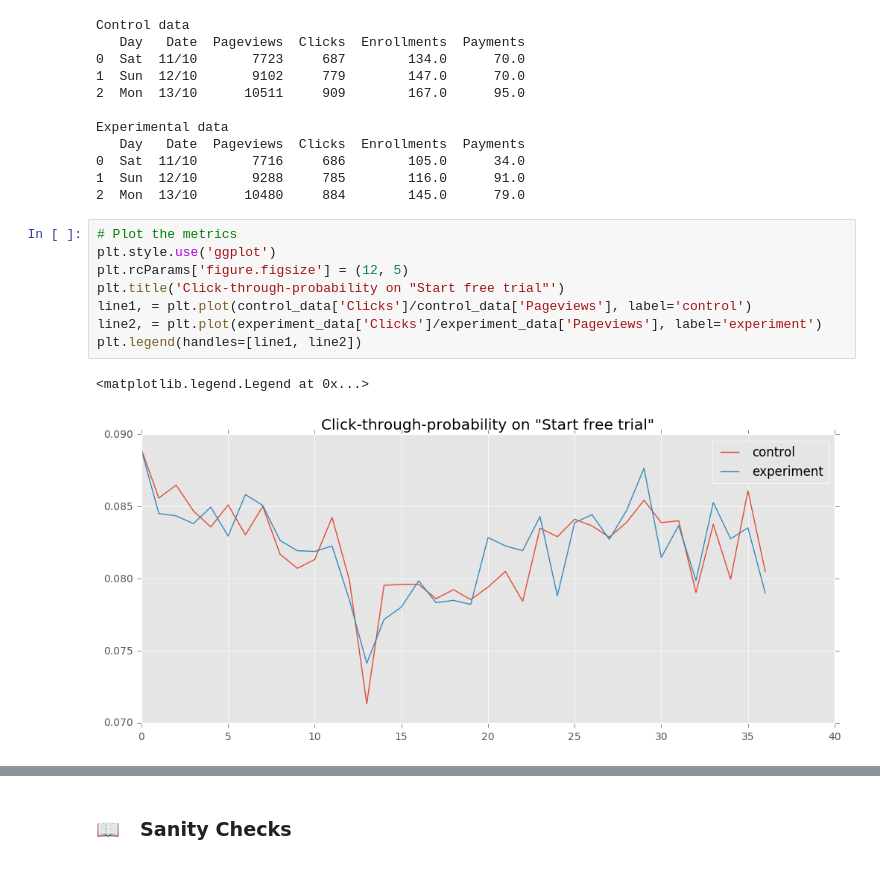
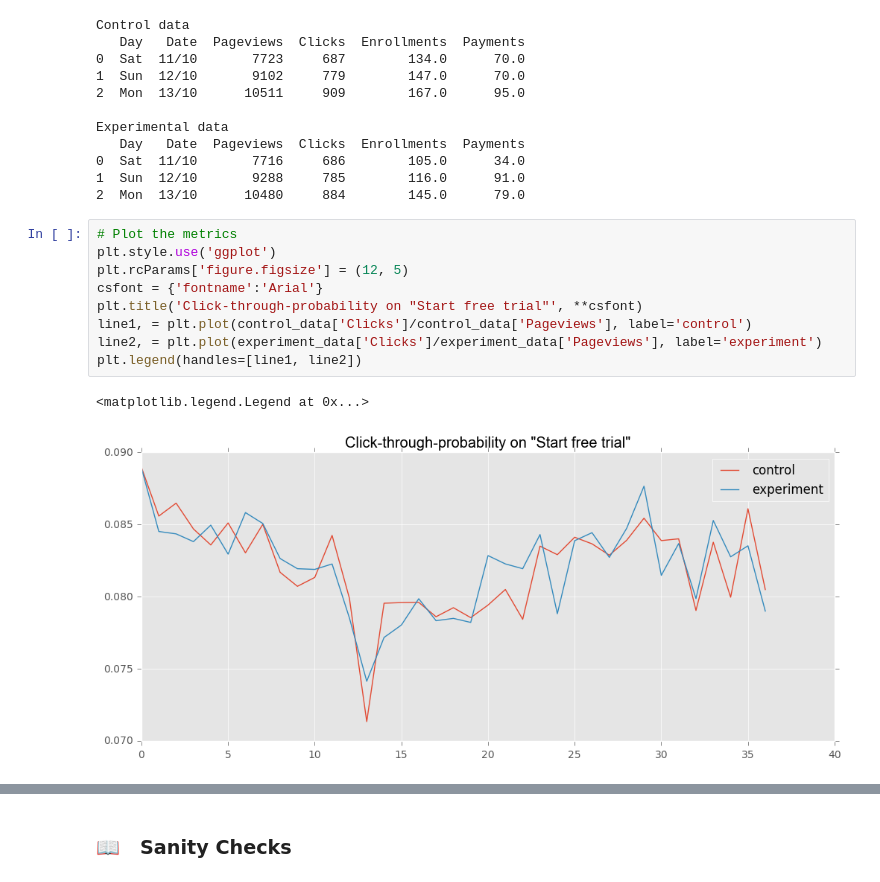
Before and after one commit to OlgaBelitskaya/OlgaBelitskaya.github.io, a Jupyter notebook: P7_Design_an_A_B_Test_Overview.ipynb, the cells around one changed output, grey strips where cells are left out. Saved outputs shown, nothing was run; the diff lists cells and outputs as text.

```diff
--- a/P7_Design_an_A_B_Test_Overview.ipynb
+++ b/P7_Design_an_A_B_Test_Overview.ipynb
@@ -227,12 +229,13 @@ Experimental data
 # %%
 # Plot the metrics
 plt.style.use('ggplot')
 plt.rcParams['figure.figsize'] = (12, 5)
-plt.title('Click-through-probability on "Start free trial"')
+csfont = {'fontname':'Arial'}
+plt.title('Click-through-probability on "Start free trial"', **csfont)
 line1, = plt.plot(control_data['Clicks']/control_data['Pageviews'], label='control')
 line2, = plt.plot(experiment_data['Clicks']/experiment_data['Pageviews'], label='experiment')
 plt.legend(handles=[line1, line2])
 # %% [output]
 <matplotlib.legend.Legend at 0x...>
-[figure, old version]
+[figure, new version]
 # %%
```
Also changed, not shown: parts of 40 cells of this notebook, 1 other file.
